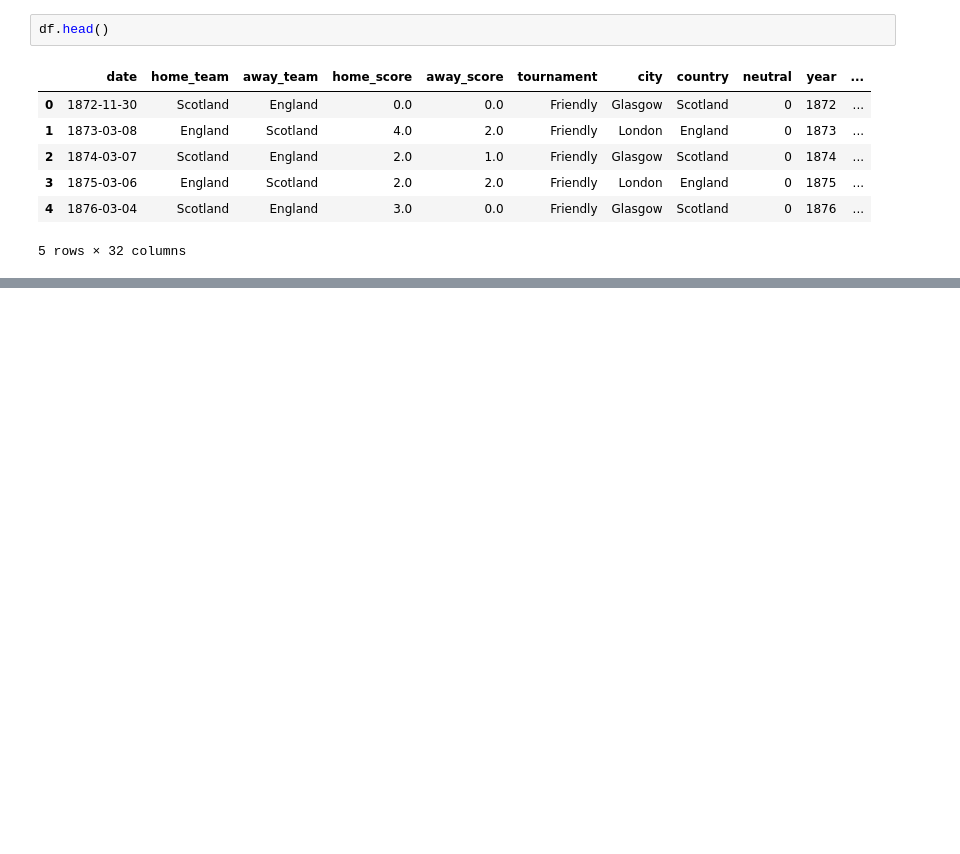
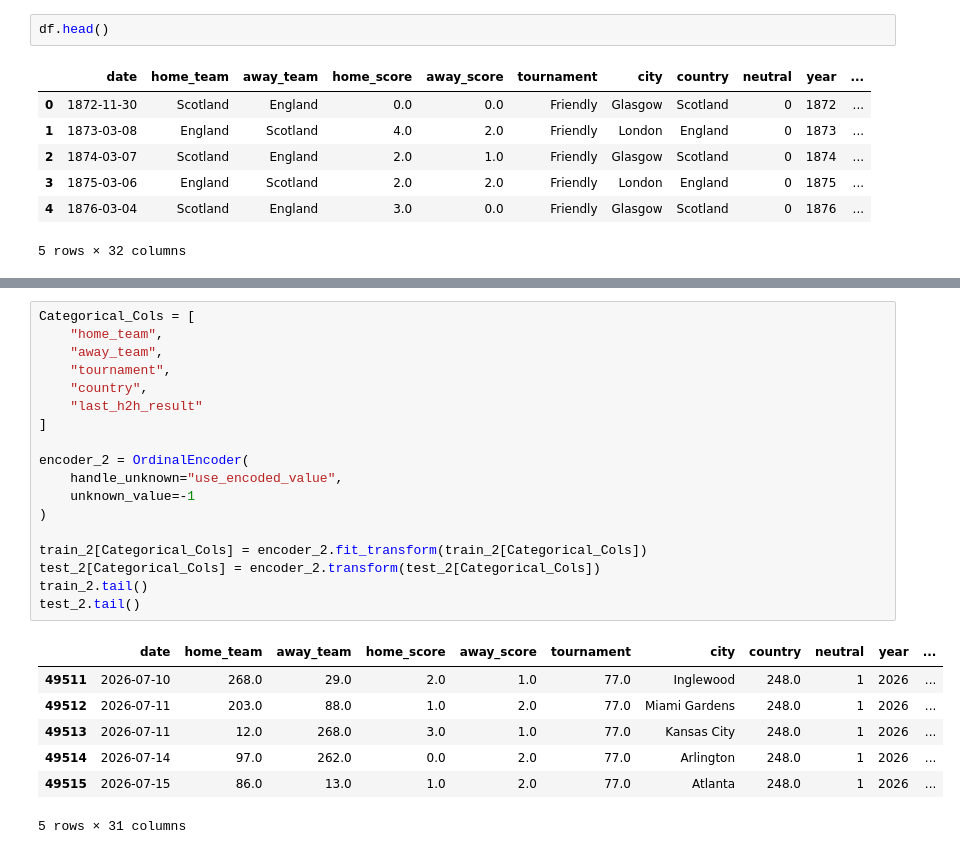
Before and after one commit to arhamanism/WC-match-predictor-model, a Jupyter notebook: World_Cup_Match_Predictor.ipynb, the cells around one changed output, grey strips where cells are left out. Saved outputs shown, nothing was run; the diff lists cells and outputs as text; blank space fills up the shorter version.

```diff
--- a/World_Cup_Match_Predictor.ipynb
+++ b/World_Cup_Match_Predictor.ipynb
@@ -905,0 +965,26 @@ df = df.iloc[1:].reset_index(drop=True)
+# %%
+Categorical_Cols = [
+    "home_team",
+    "away_team",
+    "tournament",
+    "country",
+    "last_h2h_result"
+]
+
+encoder_2 = OrdinalEncoder(
+    handle_unknown="use_encoded_value",
+    unknown_value=-1
+)
+
+train_2[Categorical_Cols] = encoder_2.fit_transform(train_2[Categorical_Cols])
+test_2[Categorical_Cols] = encoder_2.transform(test_2[Categorical_Cols])
+train_2.tail()
+test_2.tail()
+# %% [output]
+|  | date | home_team | away_team | home_score | away_score | tournament | city | country | neutral | year | ... |
+| 49511 | 2026-07-10 | 268.0 | 29.0 | 2.0 | 1.0 | 77.0 | Inglewood | 248.0 | 1 | 2026 | ... |
+| 49512 | 2026-07-11 | 203.0 | 88.0 | 1.0 | 2.0 | 77.0 | Miami Gardens | 248.0 | 1 | 2026 | ... |
+| 49513 | 2026-07-11 | 12.0 | 268.0 | 3.0 | 1.0 | 77.0 | Kansas City | 248.0 | 1 | 2026 | ... |
+| 49514 | 2026-07-14 | 97.0 | 262.0 | 0.0 | 2.0 | 77.0 | Arlington | 248.0 | 1 | 2026 | ... |
+| 49515 | 2026-07-15 | 86.0 | 13.0 | 1.0 | 2.0 | 77.0 | Atlanta | 248.0 | 1 | 2026 | ... |
+5 rows × 31 columns
```
Also changed, not shown: parts of 24 cells of this notebook.
